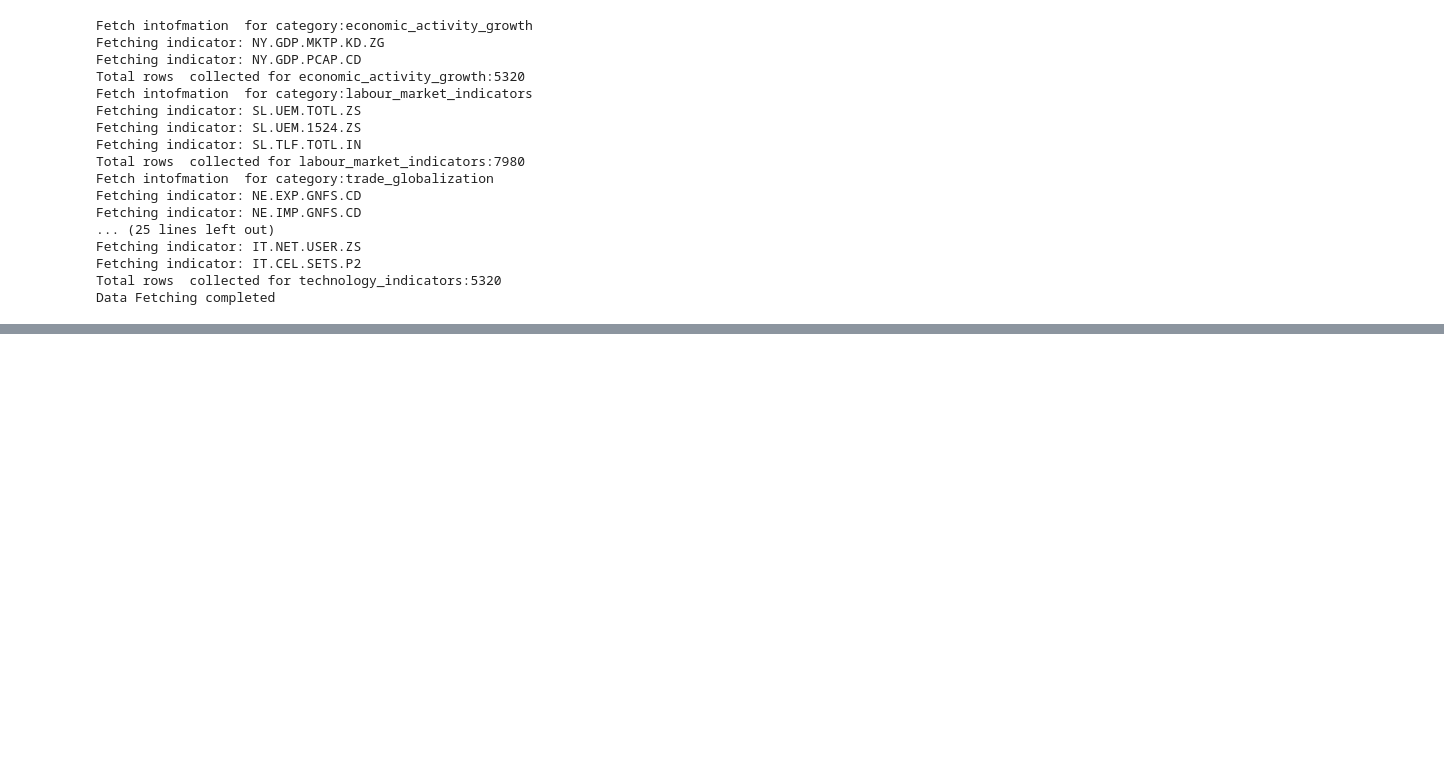
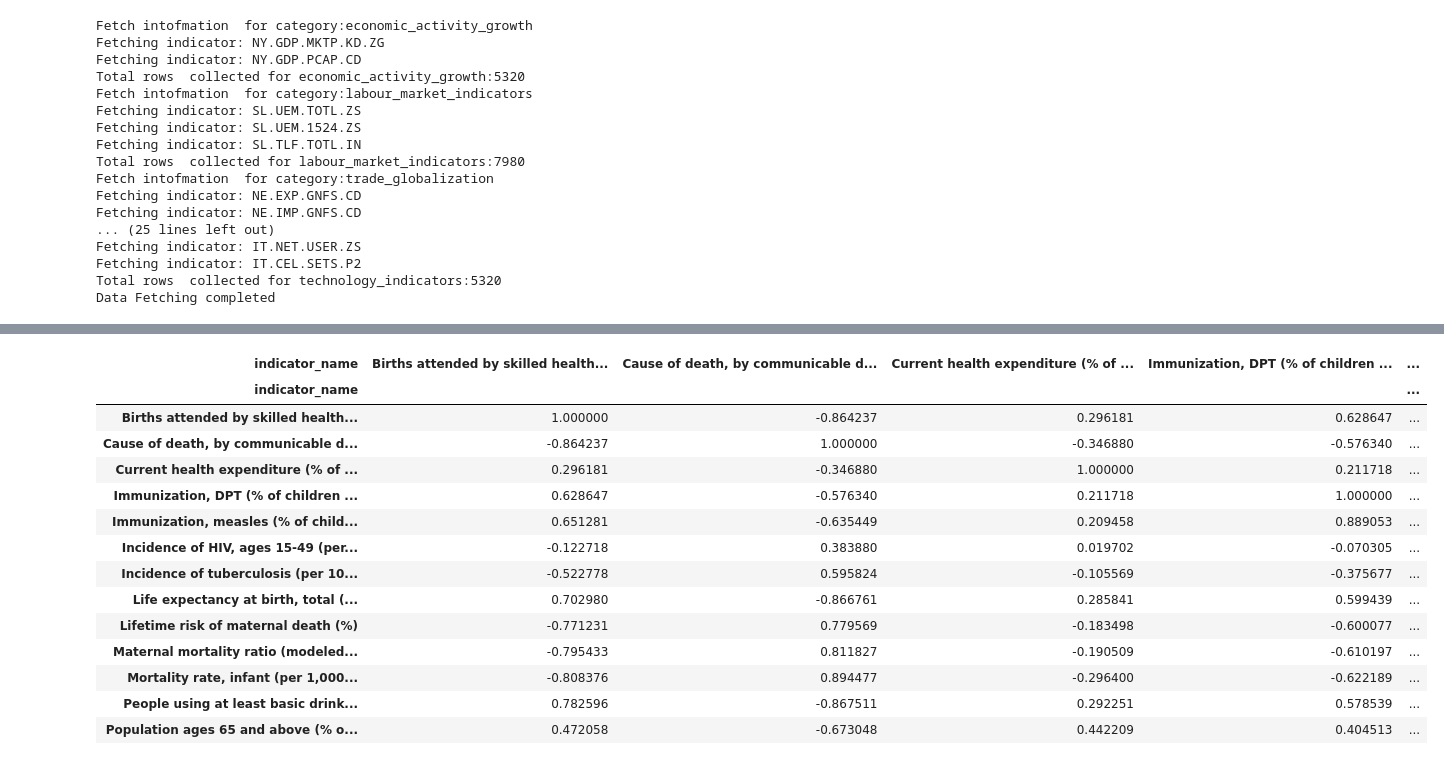
Before and after one commit to aijulhussain/Live-Data-Analytics, a Jupyter notebook: deshboard/api_data.ipynb, the cells around one changed output, grey strips where cells are left out. Saved outputs shown, nothing was run; the diff lists cells and outputs as text; code cells hidden in the pictures; blank space fills up the shorter version.

```diff
--- a/deshboard/api_data.ipynb
+++ b/deshboard/api_data.ipynb
@@ -504,0 +535,18 @@ technology.drop(columns=["indicator_id","name","id"], inplace=True)
+# %%
+df_wide.corr()
+# %% [output]
+| indicator_name | Births attended by skilled health... | Cause of death, by communicable d... | Current health expenditure (% of ... | Immunization, DPT (% of children ... | ... |
+| indicator_name |  |  |  |  | ... |
+| Births attended by skilled health... | 1.000000 | -0.864237 | 0.296181 | 0.628647 | ... |
+| Cause of death, by communicable d... | -0.864237 | 1.000000 | -0.346880 | -0.576340 | ... |
+| Current health expenditure (% of ... | 0.296181 | -0.346880 | 1.000000 | 0.211718 | ... |
+| Immunization, DPT (% of children ... | 0.628647 | -0.576340 | 0.211718 | 1.000000 | ... |
+| Immunization, measles (% of child... | 0.651281 | -0.635449 | 0.209458 | 0.889053 | ... |
+| Incidence of HIV, ages 15-49 (per... | -0.122718 | 0.383880 | 0.019702 | -0.070305 | ... |
+| Incidence of tuberculosis (per 10... | -0.522778 | 0.595824 | -0.105569 | -0.375677 | ... |
+| Life expectancy at birth, total (... | 0.702980 | -0.866761 | 0.285841 | 0.599439 | ... |
+| Lifetime risk of maternal death (%) | -0.771231 | 0.779569 | -0.183498 | -0.600077 | ... |
+| Maternal mortality ratio (modeled... | -0.795433 | 0.811827 | -0.190509 | -0.610197 | ... |
+| Mortality rate, infant (per 1,000... | -0.808376 | 0.894477 | -0.296400 | -0.622189 | ... |
+| People using at least basic drink... | 0.782596 | -0.867511 | 0.292251 | 0.578539 | ... |
+| Population ages 65 and above (% o... | 0.472058 | -0.673048 | 0.442209 | 0.404513 | ... |
```
Also changed, not shown: parts of 6 cells of this notebook, 3 other files.
